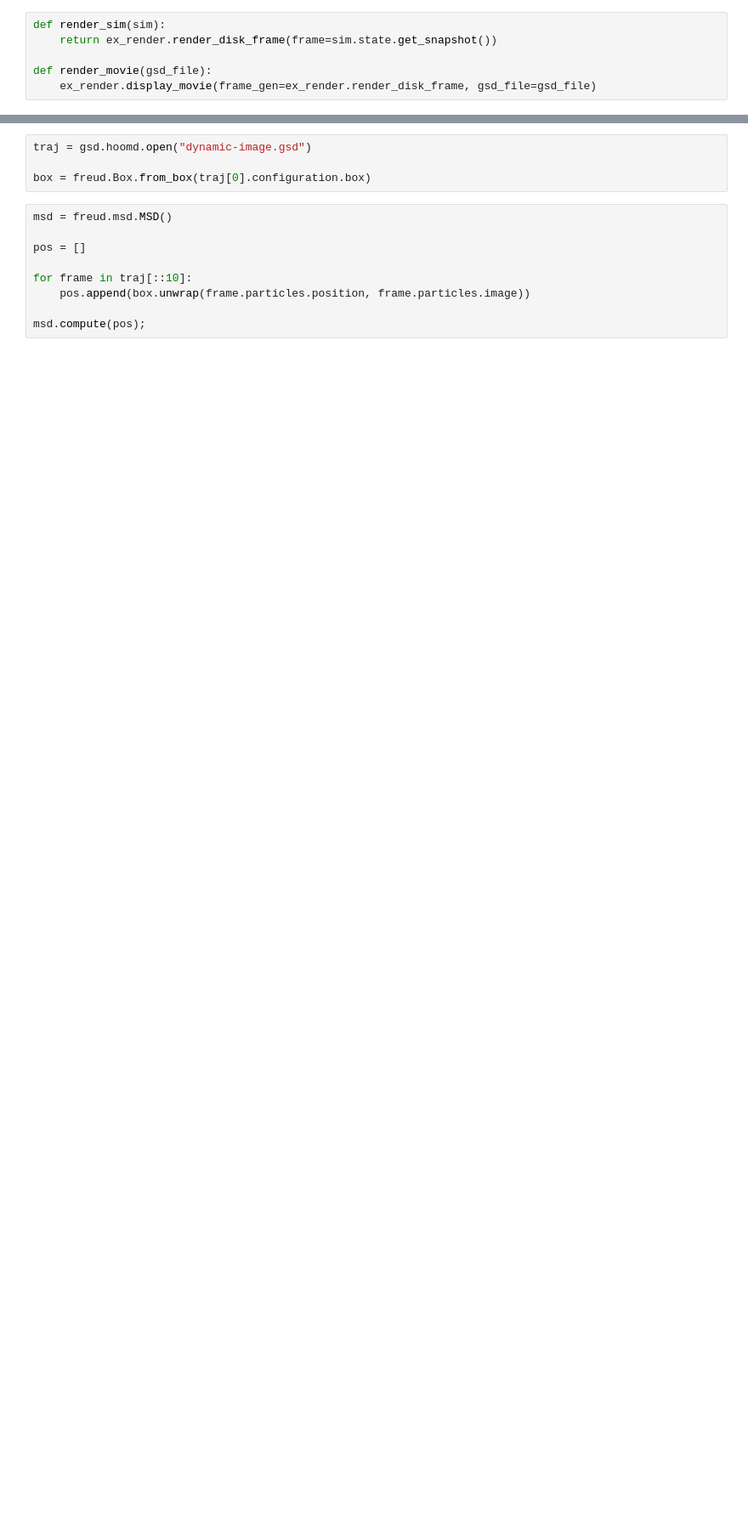
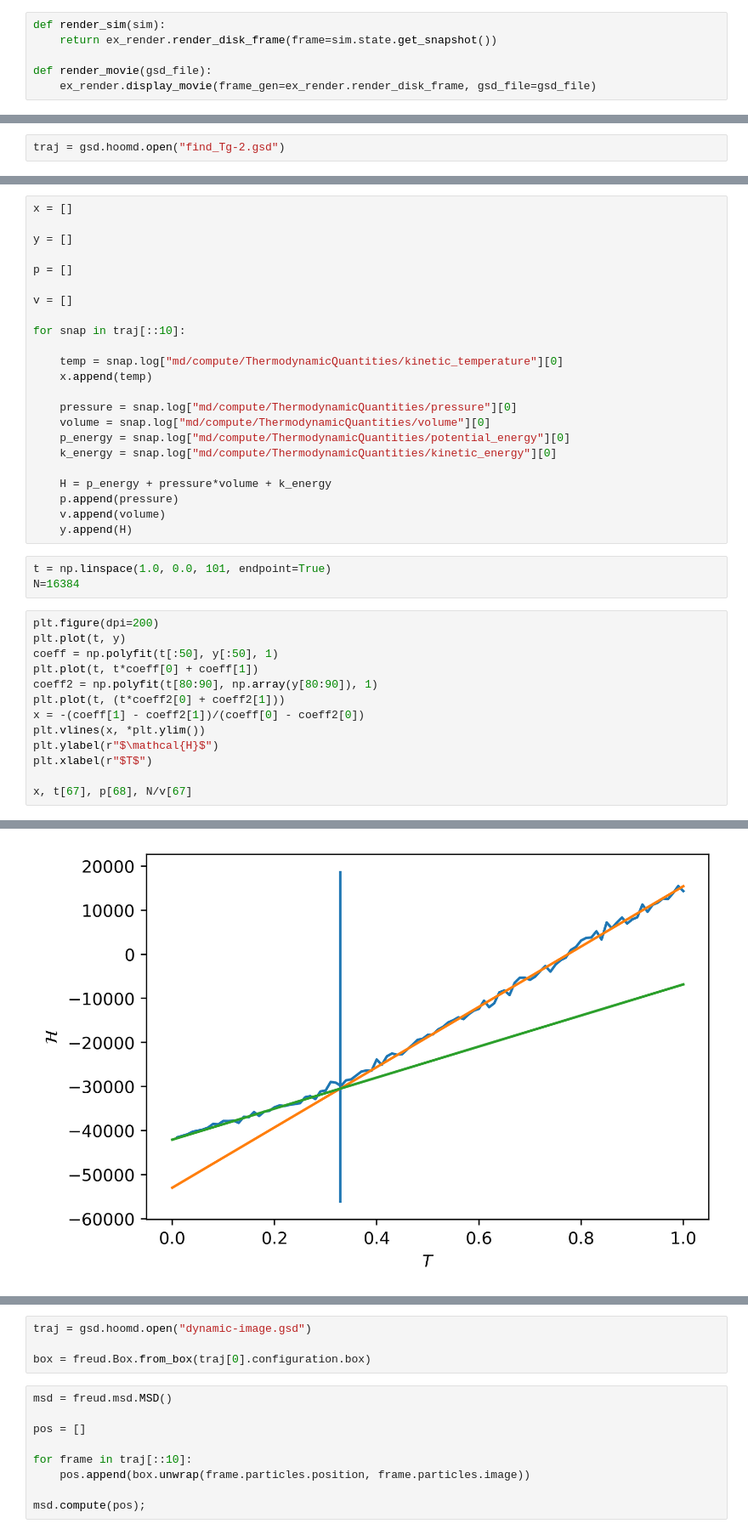
Before and after one commit to ianrgraham/monk, a Jupyter notebook: experiments/2d-glass/test.ipynb, the cells around one changed output, grey strips where cells are left out. Shown at 85% size. Saved outputs shown, nothing was run; the diff lists cells and outputs as text; blank space fills up the shorter version.

```diff
--- a/experiments/2d-glass/test.ipynb
+++ b/experiments/2d-glass/test.ipynb
@@ -131,0 +220,2 @@ def simulation_run_msd(temp, seed):
+# %%
+traj = gsd.hoomd.open("find_Tg-2.gsd")
@@ -131,0 +236,40 @@ def simulation_run_msd(temp, seed):
+# %%
+x = []
+
+y = []
+
+p = []
+
+v = []
+
+for snap in traj[::10]:
+
+    temp = snap.log["md/compute/ThermodynamicQuantities/kinetic_temperature"][0]
+    x.append(temp)
+
+    pressure = snap.log["md/compute/ThermodynamicQuantities/pressure"][0]
+    volume = snap.log["md/compute/ThermodynamicQuantities/volume"][0]
+    p_energy = snap.log["md/compute/ThermodynamicQuantities/potential_energy"][0]
+    k_energy = snap.log["md/compute/ThermodynamicQuantities/kinetic_energy"][0]
+
+    H = p_energy + pressure*volume + k_energy
+    p.append(pressure)
+    v.append(volume)
+    y.append(H)
+# %%
+t = np.linspace(1.0, 0.0, 101, endpoint=True)
+N=16384
+# %%
+plt.figure(dpi=200)
+plt.plot(t, y)
+coeff = np.polyfit(t[:50], y[:50], 1)
+plt.plot(t, t*coeff[0] + coeff[1])
+coeff2 = np.polyfit(t[80:90], np.array(y[80:90]), 1)
+plt.plot(t, (t*coeff2[0] + coeff2[1]))
+x = -(coeff[1] - coeff2[1])/(coeff[0] - coeff2[0])
+plt.vlines(x, *plt.ylim())
+plt.ylabel(r"$\mathcal{H}$")
+plt.xlabel(r"$T$")
+
+x, t[67], p[68], N/v[67]
+# %% [output]
@@ -131,0 +277 @@ def simulation_run_msd(temp, seed):
+[figure, added]
```
Also changed, not shown: parts of 34 cells of this notebook, 5 other files.
